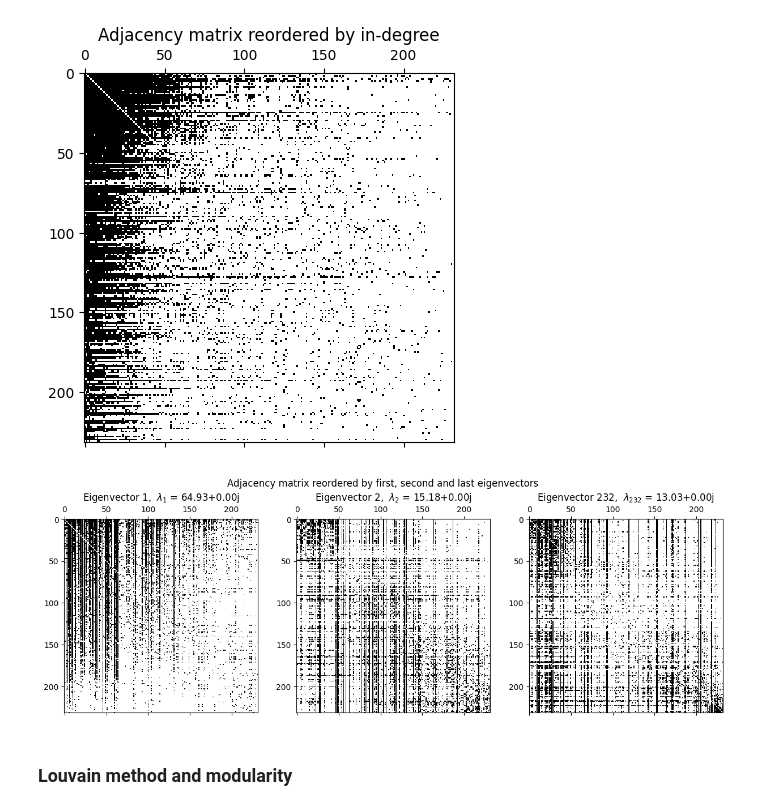
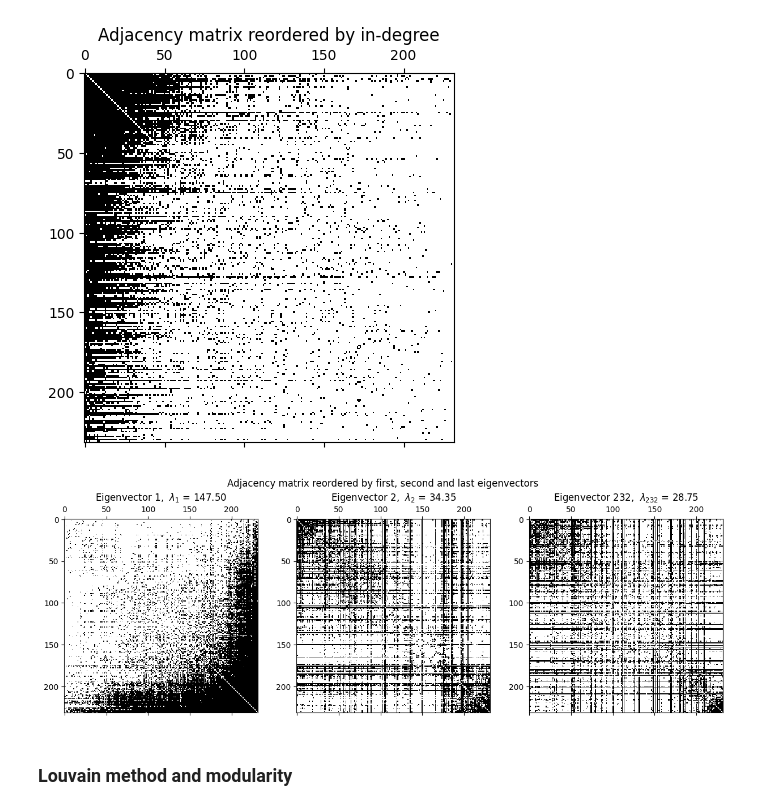
Before and after one commit to Ethangx8/AdvancedDataScienceCN, a Jupyter notebook: notebook/notebook.ipynb, the cells around one changed output. Cells and saved outputs as stored; diff of their text form; code cells hidden in the pictures.

Commit message:
Added a few things (migration orientation, matrix symmetrization in meso-scale analysis) based on the professor's suggestions. Also fixed the path of the requirements.txt file

```diff
--- a/notebook/notebook.ipynb
+++ b/notebook/notebook.ipynb
@@ -397,32 +408,34 @@ plt.show()
 # %% [output]
 [figure]
 # %%
-eigenvalues, eigenvectors = np.linalg.eig(adj_matrix.todense())
+# Make the matrix symmetric
+X = adj_matrix + np.transpose(adj_matrix)
 
+eigenvalues, eigenvectors = np.linalg.eig(X.todense())
 sorted_eigenpairs = [(eigenvectors[:, i], eigenvalues[i]) for i in np.argsort(eigenvalues)[::-1]]
 
 fig, axes = plt.subplots(1, 3, figsize = (15, 5))
 
 eigenvector_labels = {0: "1", 1: "2", 2: str(nn)}
 
 def format_eigenvalue_label(index):
     return r'$\lambda_{' + index + '}$'
 
 for index, ax in enumerate(axes):
     if index in eigenvector_labels:
 
         sorted_nodes = sorted(g.nodes, key = lambda node: sorted_eigenpairs[index][0][node])
-        reordered_matrix = adj_matrix[np.ix_(sorted_nodes, sorted_nodes)]
+        reordered_matrix = X[np.ix_(sorted_nodes, sorted_nodes)]
 
         ax.spy(reordered_matrix.todense())
 
         eigenvector_number = eigenvector_labels[index]
         eigenvalue = sorted_eigenpairs[index][1]
         ax.set_title(f"Eigenvector {eigenvector_number},  {format_eigenvalue_label(eigenvector_number)} = {eigenvalue:.2f}")
 fig.suptitle("Adjacency matrix reordered by first, second and last eigenvectors")
 plt.show()
 # %% [output]
-[figure, old version]
+[figure, new version]
 # %% [markdown]
 ### Louvain method and modularity
 # %%
```
Also changed, not shown: parts of 4 cells of this notebook, 1 other file.
